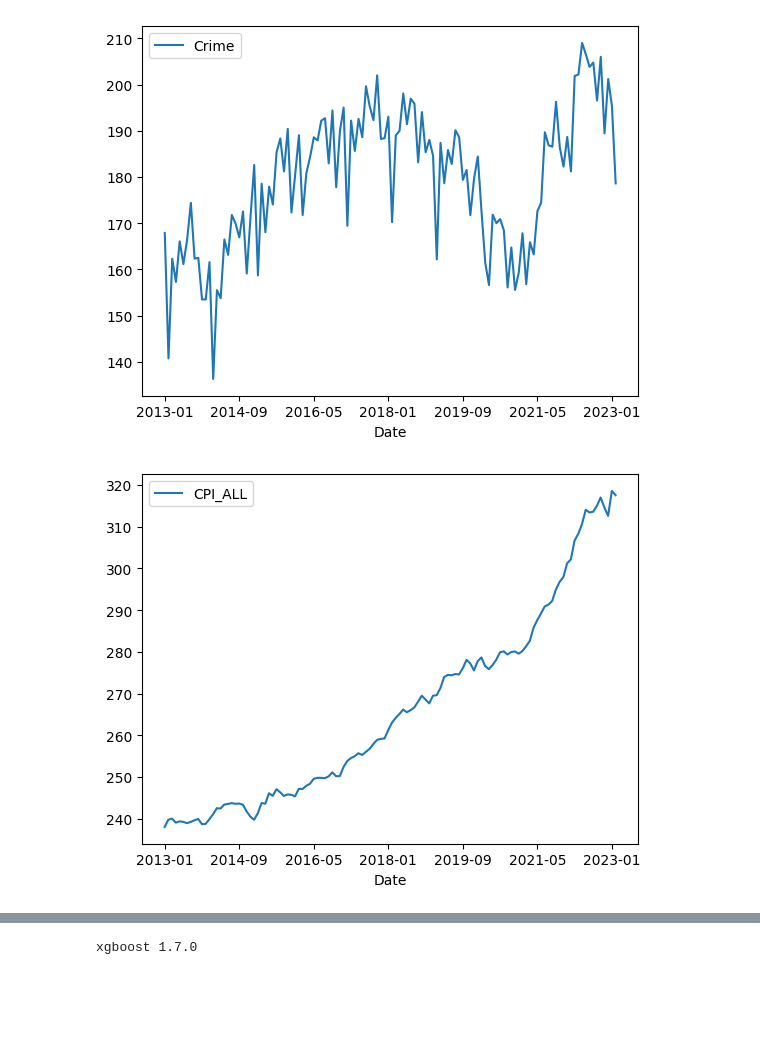
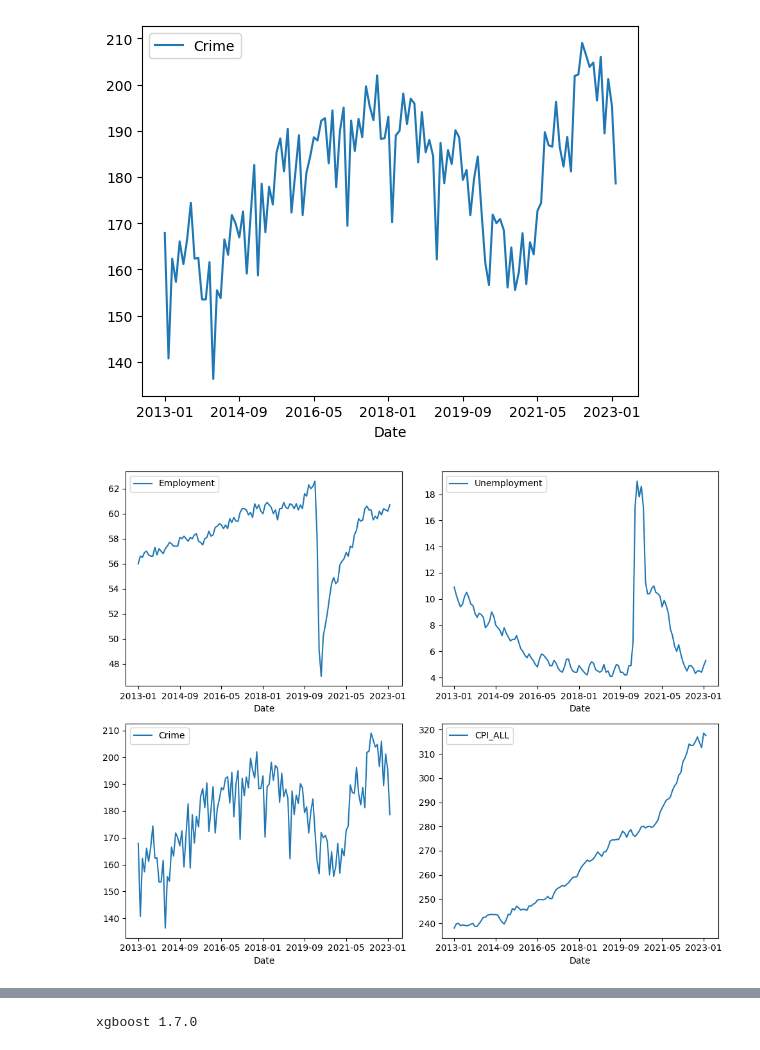
Before and after one commit to mitorax/dsci-560, a Jupyter notebook: final_dataset/modeling.ipynb, the cells around one changed output, grey strips where cells are left out. Cells and saved outputs as stored; diff of their text form; code cells hidden in the pictures; blank space fills up the shorter version.

```diff
--- a/final_dataset/modeling.ipynb
+++ b/final_dataset/modeling.ipynb
@@ -92,11 +92,15 @@ c.plot()
 pyplot.show()
 # %% [output]
 [figure]
-# %%
-cp.plot()
-pyplot.show()
-# %% [output]
-[figure, removed]
+# %%
+fig, [[ax1, ax2], [ax3, ax4]] = plt.subplots(figsize=(10,8),nrows=2, ncols=2)
+e.plot(ax=ax1)
+ue.plot(ax=ax2)
+c.plot(ax=ax3)
+cp.plot(ax=ax4)
+fig.tight_layout()
+# %% [output]
+[figure, added]
 # %%
 model = ARIMA(oasi_arima, order=(6,1,0))
 model_fit = model.fit()
```
Also changed, not shown: parts of 31 cells of this notebook, 3 other files.
